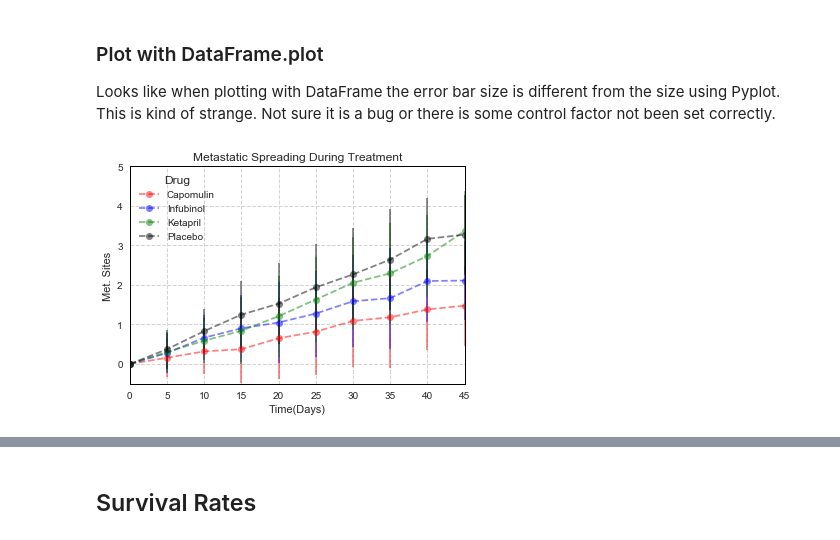
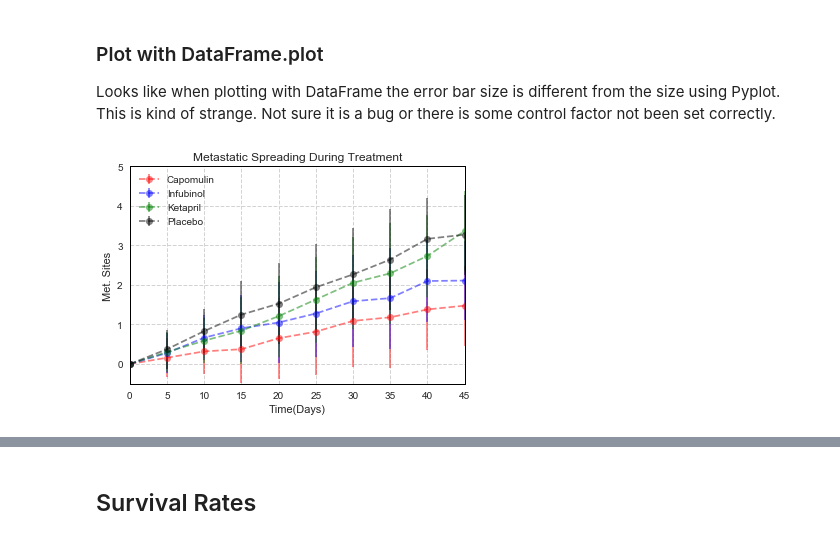
Before and after one commit to feng443/RUDSWeek5Matplotlib, a Jupyter notebook: Pymaceuticals/Pymaceuticals.ipynb, the cells around one changed output, grey strips where cells are left out. Drawn from its saved outputs; the diff is of its cells as text; code cells hidden in the pictures.

```diff
--- a/Pymaceuticals/Pymaceuticals.ipynb
+++ b/Pymaceuticals/Pymaceuticals.ipynb
@@ -108,7 +124,7 @@ for drug in DRUGS:
        x=df_tumor_std.index,
        y=df_tumor_mean[drug],
        yerr=df_tumor_std[drug],
-       capsize=5,
+       capsize=50,
        **DRUGS_CONFIG[drug],
        **SHARED_CONFIG
        )
@@ -230,21 +272,22 @@ Looks like when plotting with DataFrame the error bar size is different from the
 # %%
 fig, ax = plt.subplots(1,1, figsize=(6, 4))
 
 df_metastatic_mean.plot(
     yerr=df_metastatic_std[drug],
     capsize=4,
     marker='o',
     color=COLORS,
     **SHARED_CONFIG,
     xlim=(0, 45),
     ylim=(-0.5, 5),
     title='Metastatic Spreading During Treatment',
     ax=ax,
 )
 
+plt.legend(title='')
 plt.grid(True, linestyle='--')
 plt.xlabel('Time(Days)')
 plt.ylabel('Met. Sites')
 plt.show()
 # %% [output]
-[figure, old version]
+[figure, new version]
```
Also changed, not shown: parts of 9 cells of this notebook, 27 other files.
